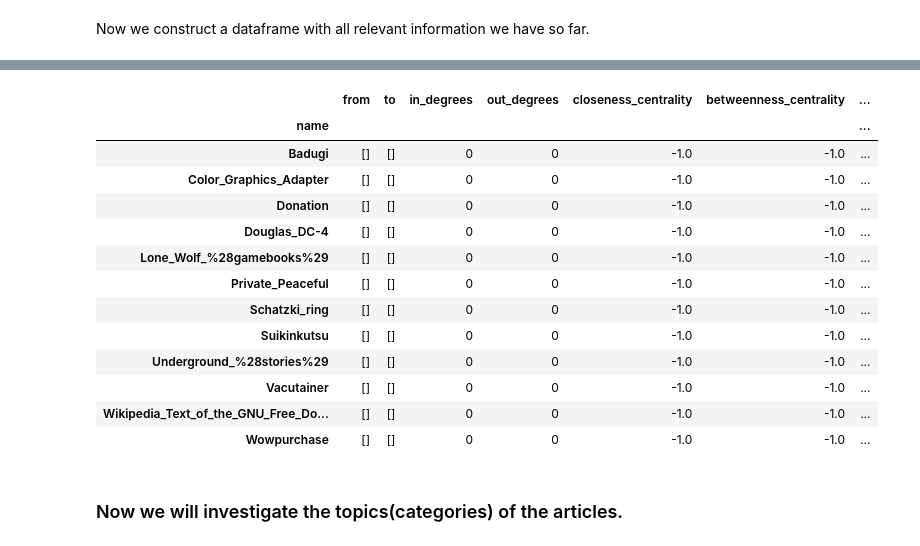
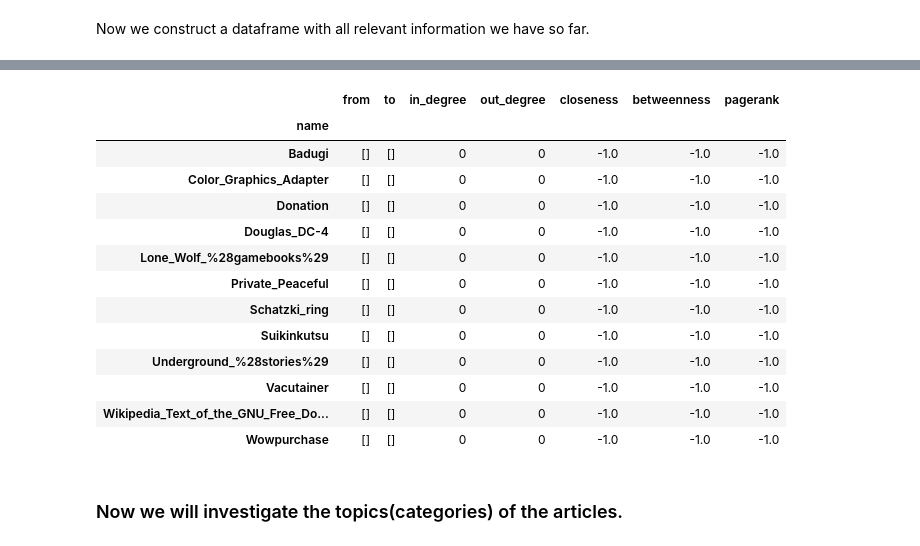
Before and after one commit to khalilacheche/ada-2022-project-adaes, a Jupyter notebook: Data_Engineering.ipynb, the cells around one changed output, grey strips where cells are left out. Saved outputs shown, nothing was run; the diff lists cells and outputs as text; code cells hidden in the pictures.

```diff
--- a/Data_Engineering.ipynb
+++ b/Data_Engineering.ipynb
@@ -374,10 +374,10 @@ Now we construct a dataframe with all relevant information we have so far.
 # %%
 nodes = pd.merge(in_links_df, out_links_df, on="name")
 nodes = nodes.set_index(nodes['name'])
-nodes["in_degrees"] = nodes["to"].apply(lambda x : len(x) )
-nodes["out_degrees"] = nodes["from"].apply(lambda x : len(x) )
-nodes["closeness_centrality"] = nodes.index.to_series().apply(lambda x :  closeness.get(x,-1) )
-nodes["betweenness_centrality"] = nodes.index.to_series().apply(lambda x : betweenness.get(x,-1))
-nodes["pagerank_centrality"] = nodes.index.to_series().apply(lambda x : pagerank.get(x,-1))
+nodes["in_degree"] = nodes["to"].apply(lambda x : len(x) )
+nodes["out_degree"] = nodes["from"].apply(lambda x : len(x) )
+nodes["closeness"] = nodes.index.to_series().apply(lambda x :  closeness.get(x,-1) )
+nodes["betweenness"] = nodes.index.to_series().apply(lambda x : betweenness.get(x,-1))
+nodes["pagerank"] = nodes.index.to_series().apply(lambda x : pagerank.get(x,-1))
 nodes = nodes.drop(["name","num_links_x","num_links_y"],axis=1)
 # %%
@@ -400,24 +400,24 @@ display(nodes.sort_values(by="closeness_centrality",ascending=False))
 # %%
 #We can see that some articles are not connected to any other article (i.e: closeness/betweenness centrality=-1)
 # which may be something to consider in our further anayslis
 #that's why we assigned them the value -1 instead of default 0.
 
-display(nodes[ (nodes["closeness_centrality"]== -1)|(nodes["betweenness_centrality"]== -1) ] )
+display(nodes[ (nodes["closeness"]== -1)|(nodes["betweenness"]== -1) ] )
 # %% [output]
-|  | from | to | in_degrees | out_degrees | closeness_centrality | betweenness_centrality | ... |
-| name |  |  |  |  |  |  | ... |
-| Badugi | [] | [] | 0 | 0 | -1.0 | -1.0 | ... |
-| Color_Graphics_Adapter | [] | [] | 0 | 0 | -1.0 | -1.0 | ... |
-| Donation | [] | [] | 0 | 0 | -1.0 | -1.0 | ... |
-| Douglas_DC-4 | [] | [] | 0 | 0 | -1.0 | -1.0 | ... |
-| Lone_Wolf_%28gamebooks%29 | [] | [] | 0 | 0 | -1.0 | -1.0 | ... |
-| Private_Peaceful | [] | [] | 0 | 0 | -1.0 | -1.0 | ... |
-| Schatzki_ring | [] | [] | 0 | 0 | -1.0 | -1.0 | ... |
-| Suikinkutsu | [] | [] | 0 | 0 | -1.0 | -1.0 | ... |
-| Underground_%28stories%29 | [] | [] | 0 | 0 | -1.0 | -1.0 | ... |
-| Vacutainer | [] | [] | 0 | 0 | -1.0 | -1.0 | ... |
-| Wikipedia_Text_of_the_GNU_Free_Do... | [] | [] | 0 | 0 | -1.0 | -1.0 | ... |
-| Wowpurchase | [] | [] | 0 | 0 | -1.0 | -1.0 | ... |
+|  | from | to | in_degree | out_degree | closeness | betweenness | pagerank |
+| name |  |  |  |  |  |  |  |
+| Badugi | [] | [] | 0 | 0 | -1.0 | -1.0 | -1.0 |
+| Color_Graphics_Adapter | [] | [] | 0 | 0 | -1.0 | -1.0 | -1.0 |
+| Donation | [] | [] | 0 | 0 | -1.0 | -1.0 | -1.0 |
+| Douglas_DC-4 | [] | [] | 0 | 0 | -1.0 | -1.0 | -1.0 |
+| Lone_Wolf_%28gamebooks%29 | [] | [] | 0 | 0 | -1.0 | -1.0 | -1.0 |
+| Private_Peaceful | [] | [] | 0 | 0 | -1.0 | -1.0 | -1.0 |
+| Schatzki_ring | [] | [] | 0 | 0 | -1.0 | -1.0 | -1.0 |
+| Suikinkutsu | [] | [] | 0 | 0 | -1.0 | -1.0 | -1.0 |
+| Underground_%28stories%29 | [] | [] | 0 | 0 | -1.0 | -1.0 | -1.0 |
+| Vacutainer | [] | [] | 0 | 0 | -1.0 | -1.0 | -1.0 |
+| Wikipedia_Text_of_the_GNU_Free_Do... | [] | [] | 0 | 0 | -1.0 | -1.0 | -1.0 |
+| Wowpurchase | [] | [] | 0 | 0 | -1.0 | -1.0 | -1.0 |
 # %% [markdown]
 ### Now we will investigate the topics(categories) of the articles.
 # %% [markdown]
```
Also changed, not shown: parts of 10 cells of this notebook, 9 other files.
